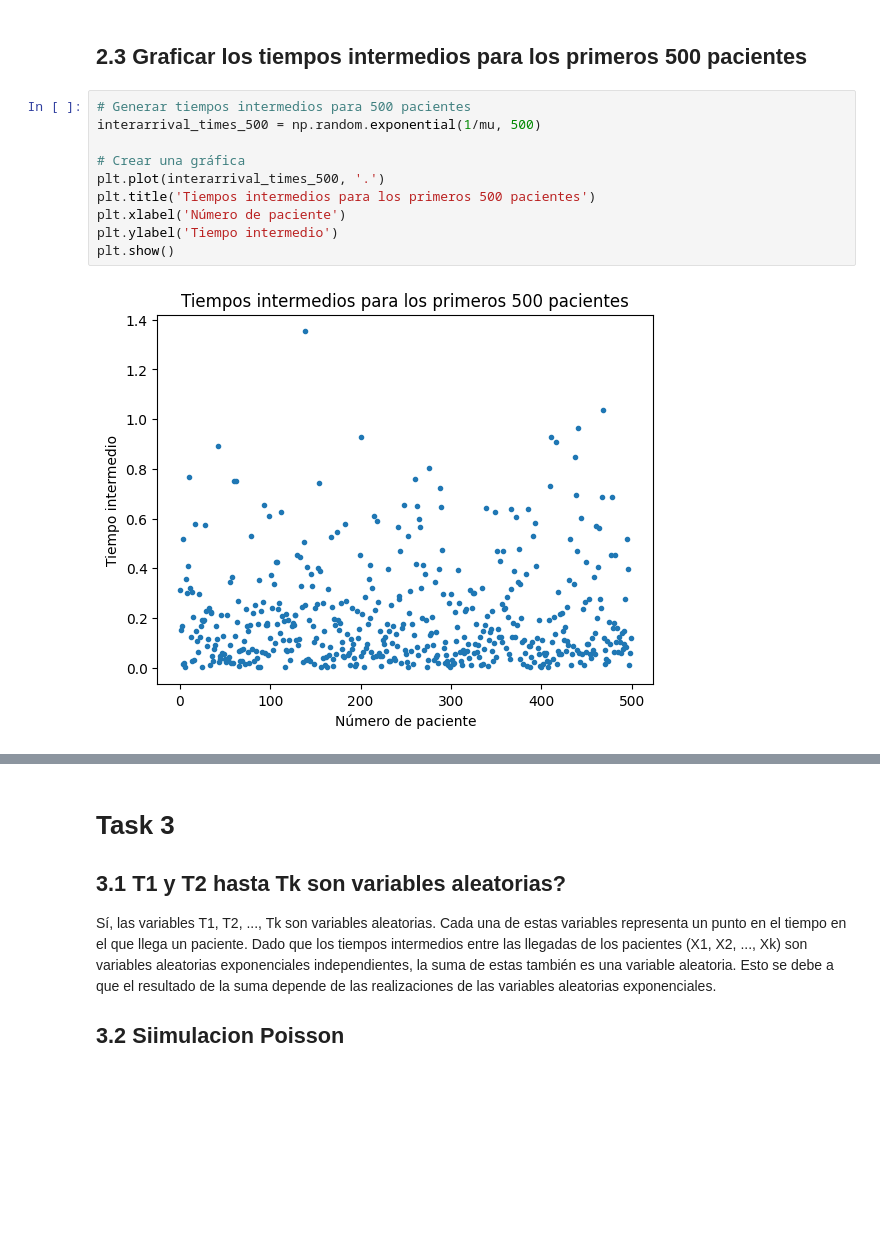
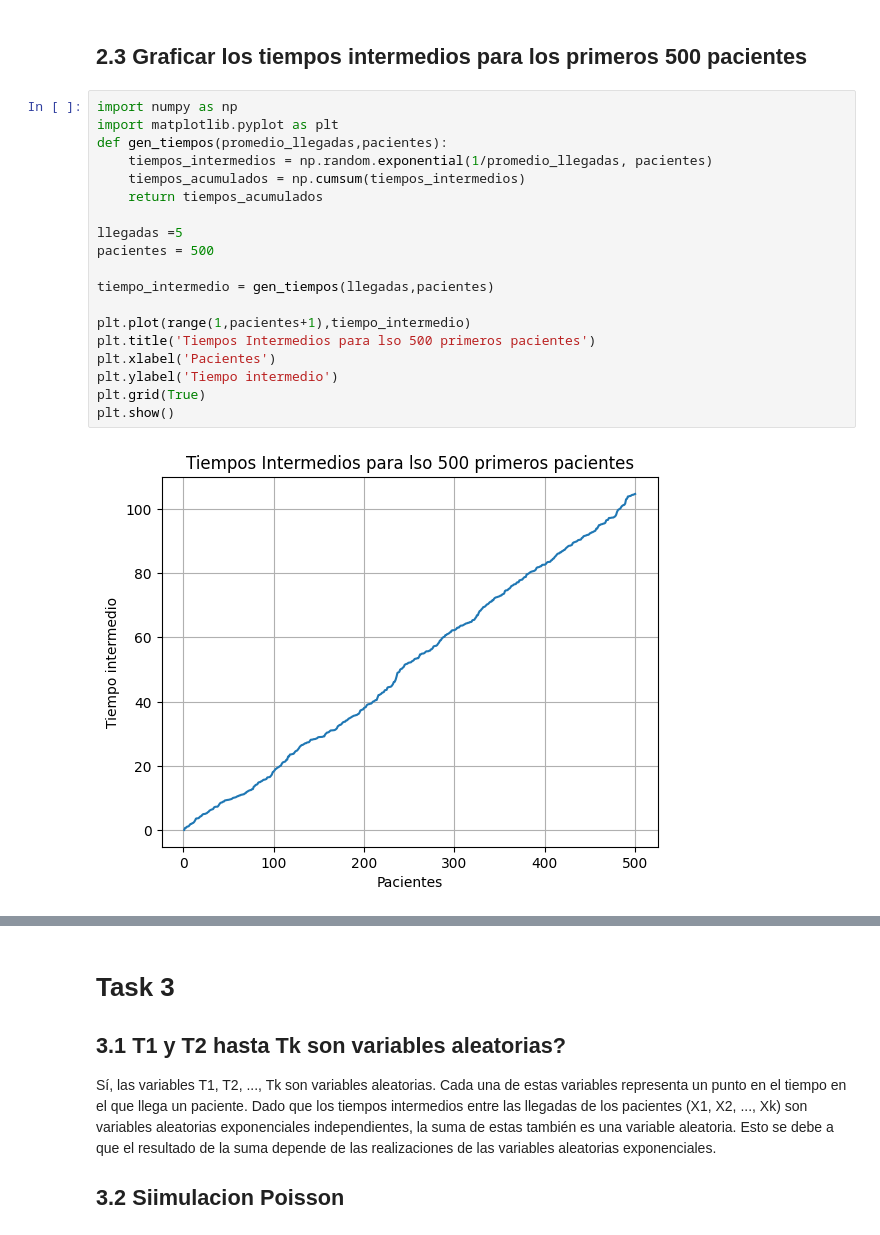
Before and after one commit to MarianoReyes/Lab2_ModSim, a Jupyter notebook: parte2.ipynb, the cells around one changed output, grey strips where cells are left out. Saved outputs shown, nothing was run; the diff lists cells and outputs as text; blank space fills up the shorter version.

```diff
--- a/parte2.ipynb
+++ b/parte2.ipynb
@@ -71,15 +71,24 @@ plt.show()
 [figure]
 # %% [markdown]
 ## 2.3  Graficar los tiempos intermedios para los primeros 500 pacientes
-# %%
-# Generar tiempos intermedios para 500 pacientes
-interarrival_times_500 = np.random.exponential(1/mu, 500)
-
-# Crear una gráfica
-plt.plot(interarrival_times_500, '.')
-plt.title('Tiempos intermedios para los primeros 500 pacientes')
-plt.xlabel('Número de paciente')
-plt.ylabel('Tiempo intermedio')
-plt.show()
-# %% [output]
-[figure, removed]
+# %%
+import numpy as np
+import matplotlib.pyplot as plt
+def gen_tiempos(promedio_llegadas,pacientes):
+    tiempos_intermedios = np.random.exponential(1/promedio_llegadas, pacientes)
+    tiempos_acumulados = np.cumsum(tiempos_intermedios)
+    return tiempos_acumulados
+
+llegadas =5
+pacientes = 500
+
+tiempo_intermedio = gen_tiempos(llegadas,pacientes)
+
+plt.plot(range(1,pacientes+1),tiempo_intermedio)
+plt.title('Tiempos Intermedios para lso 500 primeros pacientes')
+plt.xlabel('Pacientes')
+plt.ylabel('Tiempo intermedio')
+plt.grid(True)
+plt.show()
+# %% [output]
+[figure, added]
```
Also changed, not shown: parts of 1 cell of this notebook.
